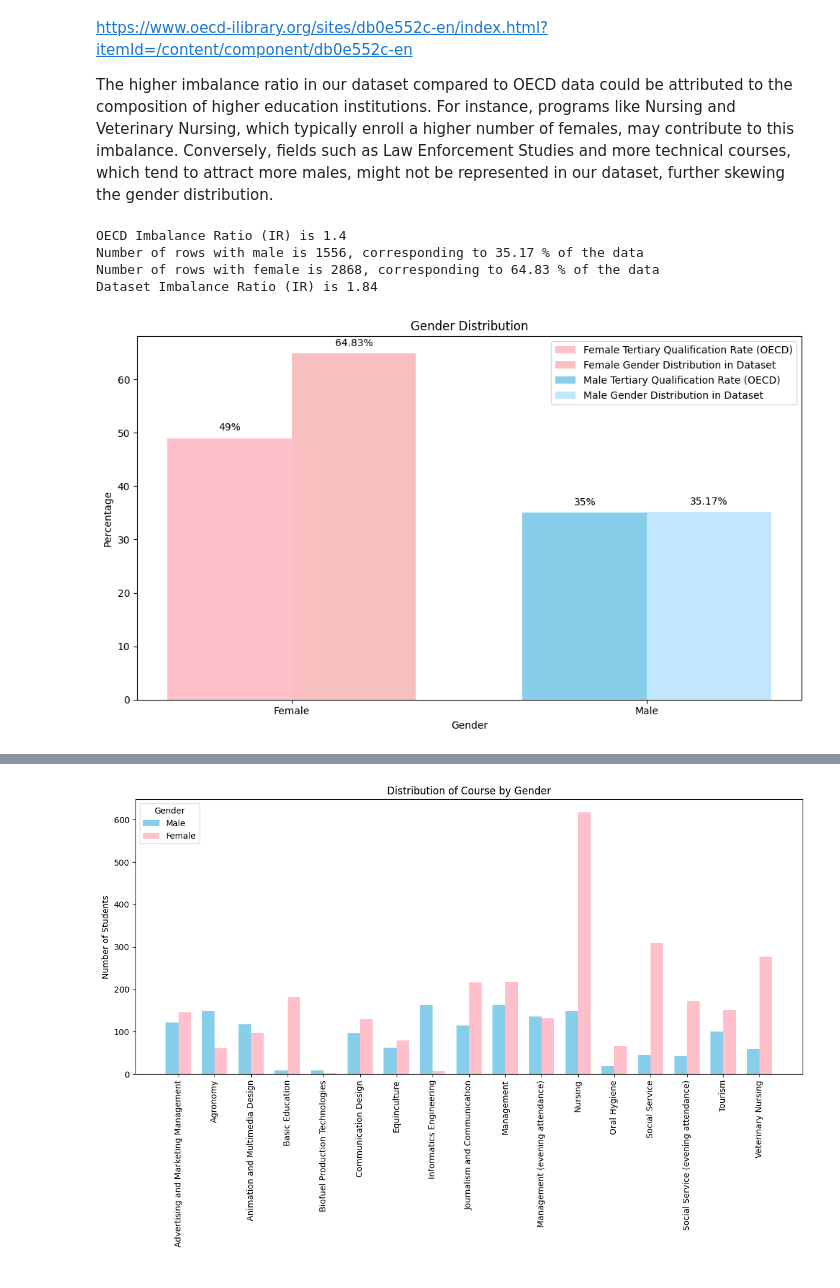
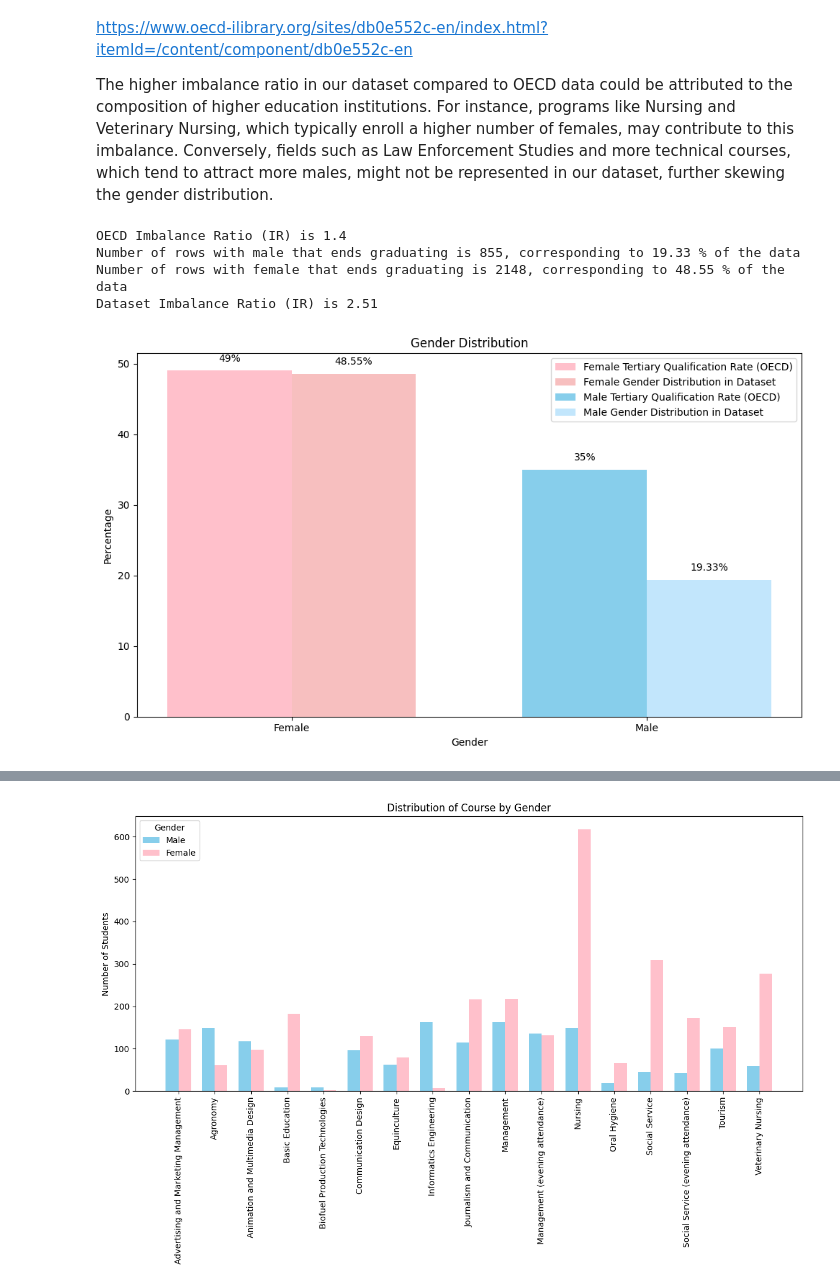
Before and after one commit to Xannadoo/Algorithmic_Fairness_Mandatories, a Jupyter notebook: Exam/Predicting_students_dropout.ipynb, the cells around one changed output, grey strips where cells are left out. Drawn from its saved outputs; the diff is of its cells as text; code cells hidden in the pictures.

Commit message:
make gender data more comparable

```diff
--- a/Exam/Predicting_students_dropout.ipynb
+++ b/Exam/Predicting_students_dropout.ipynb
@@ -817,14 +817,14 @@ male_tertiary = 35    # percentage of 25-34 year-old men with tertiary qualifica
 print(f"OECD Imbalance Ratio (IR) is {np.round(female_tertiary/male_tertiary,2)}")
 
 # Data: Calculate percentages
-rows_male = len(features_full[features_full.Gender == 1].index)
-rows_female = len(features_full[features_full.Gender == 0].index)
+rows_male = len(features_full[(features_full.Gender == 1) & (features_full.Dropout == 0)].index)
+rows_female = len(features_full[(features_full.Gender == 0) & (features_full.Dropout == 0)].index)
 total_rows = len(features_full)
 
 male_percentage = 100 * rows_male / total_rows
 female_percentage = 100 * rows_female / total_rows
-print(f"Number of rows with male is {rows_male}, corresponding to {np.round(100 * rows_male/len(features_full),2)} % of the data")
-print(f"Number of rows with female is {rows_female}, corresponding to {np.round(100 * rows_female/len(features_full),2)} % of the data")
+print(f"Number of rows with male that ends graduating is {rows_male}, corresponding to {np.round(100 * rows_male/len(features_full),2)} % of the data")
+print(f"Number of rows with female that ends graduating is {rows_female}, corresponding to {np.round(100 * rows_female/len(features_full),2)} % of the data")
 print(f"Dataset Imbalance Ratio (IR) is {np.round(rows_female/rows_male,2)}\n")
 
 labels_data = ['Male', 'Female']
@@ -832,34 +832,34 @@ values_data = [rows_male, rows_female]
 
 # Plotting
 fig, ax = plt.subplots(figsize=(10, 6))
 bar_width = 0.35
 index = np.arange(2)
 
 # Bar plot for female tertiary qualification rates
 bar1 = ax.bar(index[0] - bar_width/2, female_tertiary, bar_width, color='pink', label='Female Tertiary Qualification Rate (OECD)')
 bar2 = ax.bar(index[0] + bar_width/2, female_percentage, bar_width, color='lightcoral', alpha=0.5, label='Female Gender Distribution in Dataset')
 bar3 = ax.bar(index[1] - bar_width/2, male_tertiary, bar_width, color='skyblue', label='Male Tertiary Qualification Rate (OECD)')
 bar4 = ax.bar(index[1] + bar_width/2, male_percentage, bar_width, color='lightskyblue', alpha=0.5, label='Male Gender Distribution in Dataset')
 
 ax.set_xlabel('Gender')
 ax.set_ylabel('Percentage')
 ax.set_title('Gender Distribution')
 ax.set_xticks(index)
 ax.set_xticklabels(['Female', 'Male'])
 ax.legend()
 
 # Add text annotations
 ax.text(index[0] - bar_width/2, female_tertiary + 1, f'{female_tertiary}%', ha='center', va='bottom')
 ax.text(index[1] - bar_width/2, male_tertiary + 1, f'{male_tertiary}%', ha='center', va='bottom')
 ax.text(index[0] + bar_width/2, female_percentage + 1, f'{np.round(female_percentage,2)}%', ha='center', va='bottom')
 ax.text(index[1] + bar_width/2, male_percentage + 1, f'{np.round(male_percentage,2)}%', ha='center', va='bottom')
 
 
 plt.tight_layout()
 plt.show()
 # %% [output]
 OECD Imbalance Ratio (IR) is 1.4
-Number of rows with male is 1556, corresponding to 35.17 % of the data
-Number of rows with female is 2868, corresponding to 64.83 % of the data
-Dataset Imbalance Ratio (IR) is 1.84
+Number of rows with male that ends graduating is 855, corresponding to 19.33 % of the data
+Number of rows with female that ends graduating is 2148, corresponding to 48.55 % of the data
+Dataset Imbalance Ratio (IR) is 2.51
-[figure, old version]
+[figure, new version]
```
Also changed, not shown: parts of 7 cells of this notebook.
